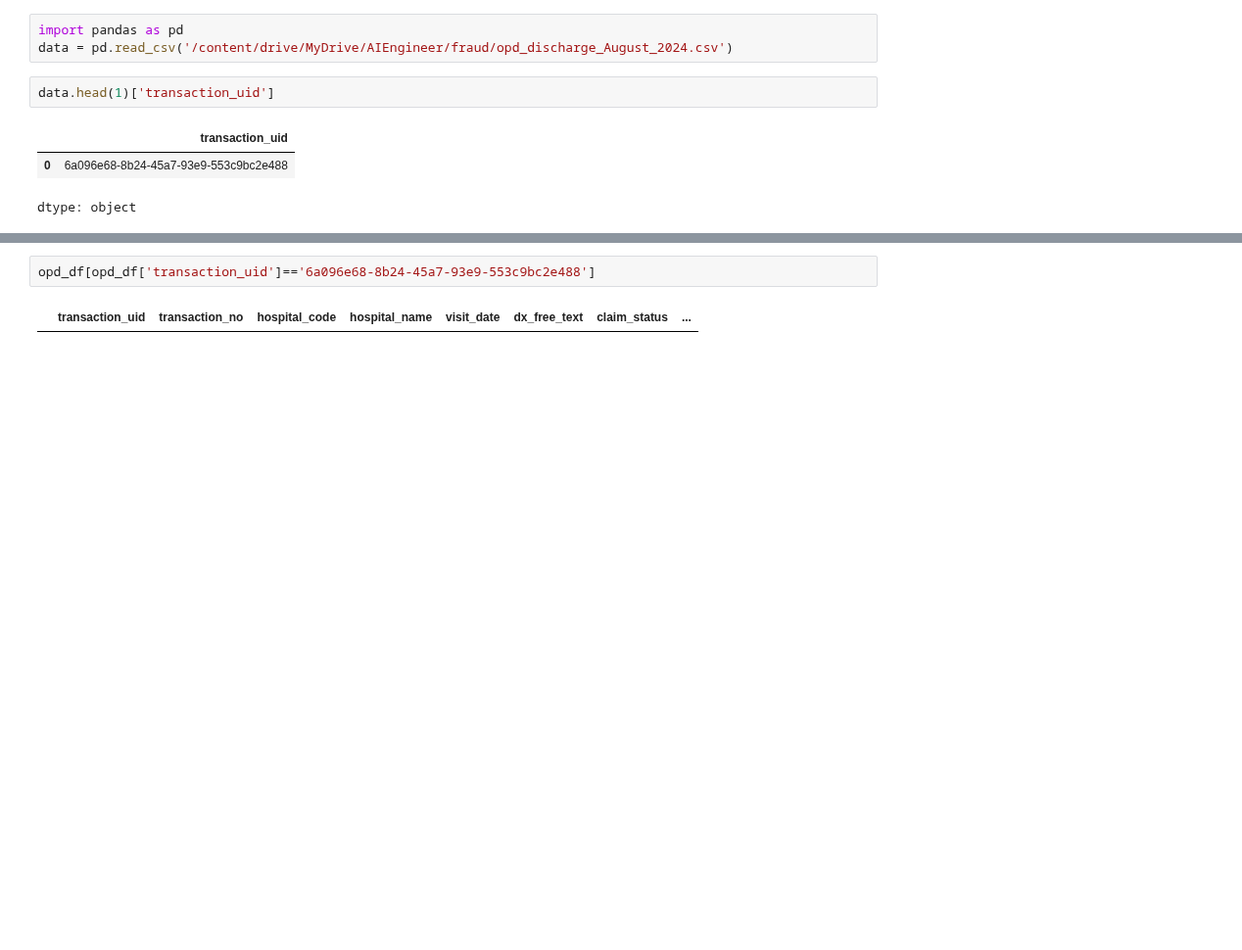
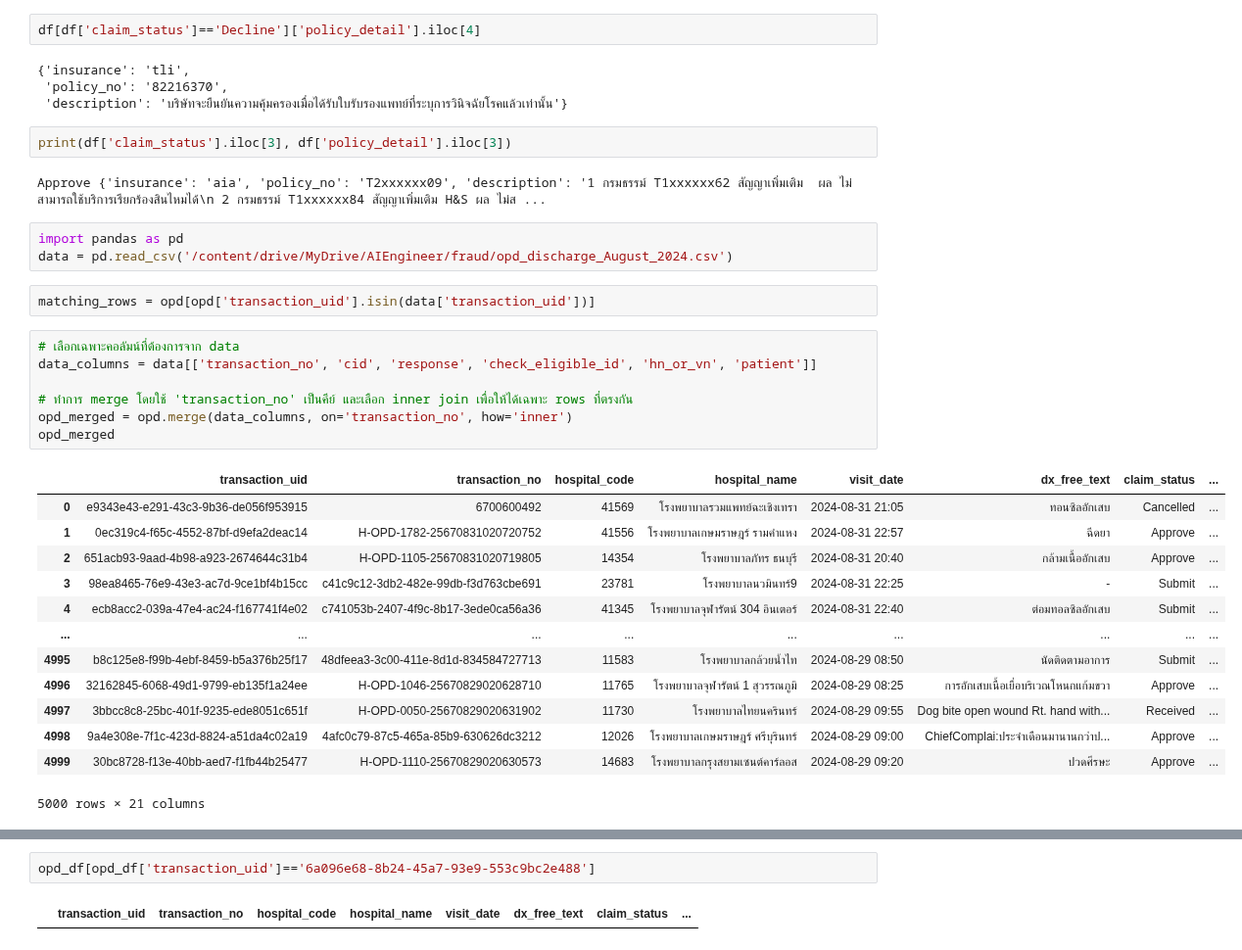
Before and after one commit to nxxk23/AI-Engineer, a Jupyter notebook: fraud/api.ipynb, the cells around one changed output, grey strips where cells are left out. Shown at 98% size. Saved outputs shown, nothing was run; the diff lists cells and outputs as text; blank space fills up the shorter version.

```diff
--- a/fraud/api.ipynb
+++ b/fraud/api.ipynb
@@ -104,9 +124,36 @@ opd
+# %%
+df[df['claim_status']=='Decline']['policy_detail'].iloc[4]
+# %% [output]
+{'insurance': 'tli',
+ 'policy_no': '82216370',
+ 'description': 'บริษัทจะยืนยันความคุ้มครองเมื่อได้รับใบรับรองแพทย์ที่ระบุการวินิจฉัยโรคแล้วเท่านั้น'}
+# %%
+print(df['claim_status'].iloc[3], df['policy_detail'].iloc[3])
+# %% [output]
+Approve {'insurance': 'aia', 'policy_no': 'T2xxxxxx09', 'description': '1 กรมธรรม์ T1xxxxxx62 สัญญาเพิ่มเติม  ผล ไม่สามารถใช้บริการเรียกร้องสินไหมได้\n 2 กรมธรรม์ T1xxxxxx84 สัญญาเพิ่มเติม H&S ผล ไม่ส ...
 # %%
 import pandas as pd
 data = pd.read_csv('/content/drive/MyDrive/AIEngineer/fraud/opd_discharge_August_2024.csv')
-# %%
-data.head(1)['transaction_uid']
-# %% [output]
-|  | transaction_uid |
-| 0 | 6a096e68-8b24-45a7-93e9-553c9bc2e488 |
-dtype: object
+# %%
+matching_rows = opd[opd['transaction_uid'].isin(data['transaction_uid'])]
+# %%
+# เลือกเฉพาะคอลัมน์ที่ต้องการจาก data
+data_columns = data[['transaction_no', 'cid', 'response', 'check_eligible_id', 'hn_or_vn', 'patient']]
+
+# ทำการ merge โดยใช้ 'transaction_no' เป็นคีย์ และเลือก inner join เพื่อให้ได้เฉพาะ rows ที่ตรงกัน
+opd_merged = opd.merge(data_columns, on='transaction_no', how='inner')
+opd_merged
+# %% [output]
+|  | transaction_uid | transaction_no | hospital_code | hospital_name | visit_date | dx_free_text | claim_status | ... |
+| 0 | e9343e43-e291-43c3-9b36-de056f953915 | 6700600492 | 41569 | โรงพยาบาลรวมแพทย์ฉะเชิงเทรา | 2024-08-31 21:05 | ทอนซิลอักเสบ | Cancelled | ... |
+| 1 | 0ec319c4-f65c-4552-87bf-d9efa2deac14 | H-OPD-1782-25670831020720752 | 41556 | โรงพยาบาลเกษมราษฎร์ รามคำแหง | 2024-08-31 22:57 | ฉีดยา | Approve | ... |
+| 2 | 651acb93-9aad-4b98-a923-2674644c31b4 | H-OPD-1105-25670831020719805 | 14354 | โรงพยาบาลภัทร ธนบุรี | 2024-08-31 20:40 | กล้ามเนื้ออักเสบ | Approve | ... |
+| 3 | 98ea8465-76e9-43e3-ac7d-9ce1bf4b15cc | c41c9c12-3db2-482e-99db-f3d763cbe691 | 23781 | โรงพยาบาลนวมินทร์9 | 2024-08-31 22:25 | - | Submit | ... |
+| 4 | ecb8acc2-039a-47e4-ac24-f167741f4e02 | c741053b-2407-4f9c-8b17-3ede0ca56a36 | 41345 | โรงพยาบาลจุฬารัตน์ 304 อินเตอร์ | 2024-08-31 22:40 | ต่อมทอลซิลอักเสบ | Submit | ... |
+| ... | ... | ... | ... | ... | ... | ... | ... | ... |
+| 4995 | b8c125e8-f99b-4ebf-8459-b5a376b25f17 | 48dfeea3-3c00-411e-8d1d-834584727713 | 11583 | โรงพยาบาลกล้วยน้ำไท | 2024-08-29 08:50 | นัดติดตามอาการ | Submit | ... |
+| 4996 | 32162845-6068-49d1-9799-eb135f1a24ee | H-OPD-1046-25670829020628710 | 11765 | โรงพยาบาลจุฬารัตน์ 1 สุวรรณภูมิ | 2024-08-29 08:25 | การอักเสบเนื้อเยื่อบริเวณโหนกแก้มขวา | Approve | ... |
+| 4997 | 3bbcc8c8-25bc-401f-9235-ede8051c651f | H-OPD-0050-25670829020631902 | 11730 | โรงพยาบาลไทยนครินทร์ | 2024-08-29 09:55 | Dog bite open wound Rt. hand with... | Received | ... |
+| 4998 | 9a4e308e-7f1c-423d-8824-a51da4c02a19 | 4afc0c79-87c5-465a-85b9-630626dc3212 | 12026 | โรงพยาบาลเกษมราษฎร์ ศรีบุรินทร์ | 2024-08-29 09:00 | ChiefComplai:ประจำเดือนมานานกว่าป... | Approve | ... |
+| 4999 | 30bc8728-f13e-40bb-aed7-f1fb44b25477 | H-OPD-1110-25670829020630573 | 14683 | โรงพยาบาลกรุงสยามเซนต์คาร์ลอส | 2024-08-29 09:20 | ปวดศีรษะ | Approve | ... |
+5000 rows × 21 columns
```
Also changed, not shown: parts of 14 cells of this notebook.
